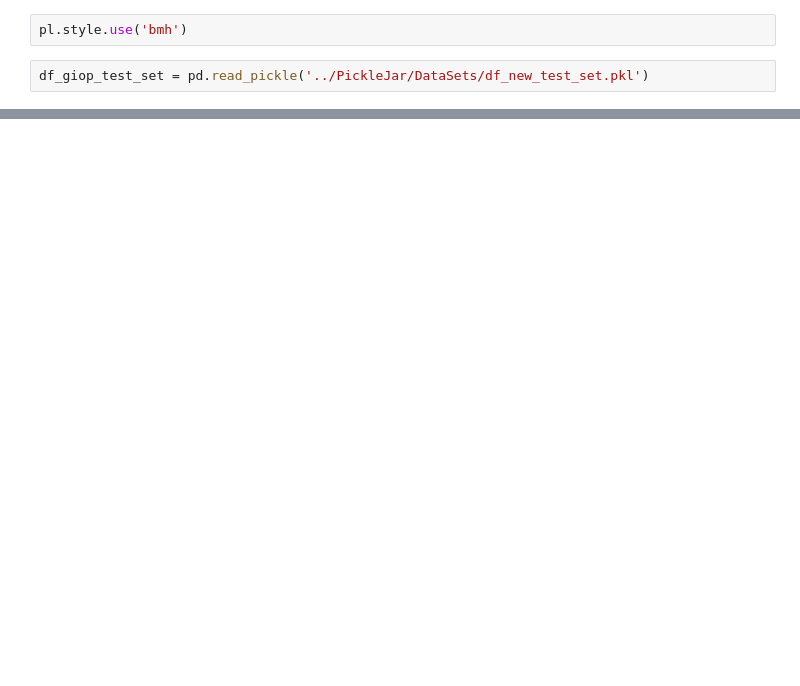
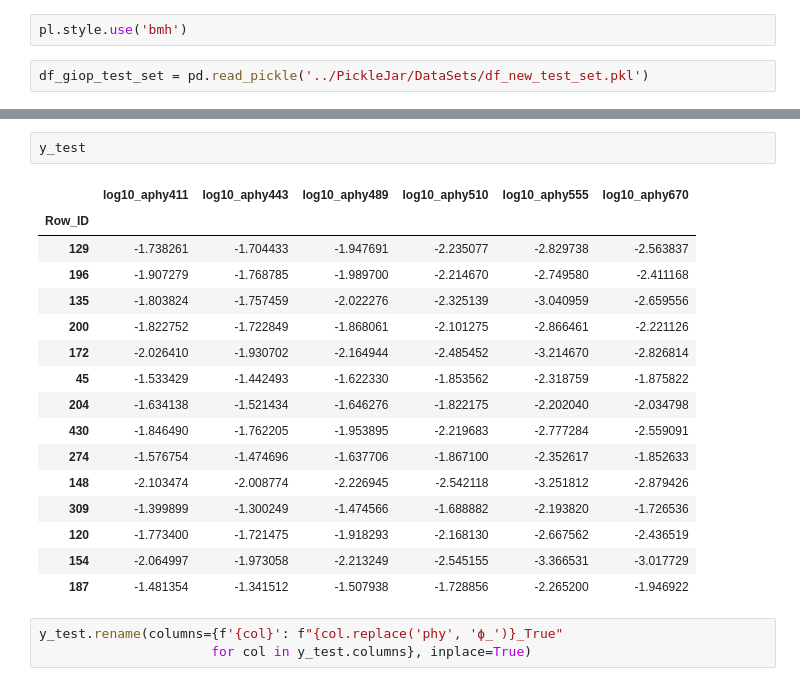
Before and after one commit to madHatter106/Bayesian-ML-4-IOP-from-TOA, a Jupyter notebook: Notebooks/TOA_ML_8_Comparing_with_GIOP_output.ipynb, the cells around one changed output, grey strips where cells are left out. Cells and saved outputs as stored; diff of their text form; blank space fills up the shorter version.

```diff
--- a/Notebooks/TOA_ML_8_Comparing_with_GIOP_output.ipynb
+++ b/Notebooks/TOA_ML_8_Comparing_with_GIOP_output.ipynb
@@ -18,0 +154,22 @@ x_
+# %%
+y_test
+# %% [output]
+|  | log10_aphy411 | log10_aphy443 | log10_aphy489 | log10_aphy510 | log10_aphy555 | log10_aphy670 |
+| Row_ID |  |  |  |  |  |  |
+| 129 | -1.738261 | -1.704433 | -1.947691 | -2.235077 | -2.829738 | -2.563837 |
+| 196 | -1.907279 | -1.768785 | -1.989700 | -2.214670 | -2.749580 | -2.411168 |
+| 135 | -1.803824 | -1.757459 | -2.022276 | -2.325139 | -3.040959 | -2.659556 |
+| 200 | -1.822752 | -1.722849 | -1.868061 | -2.101275 | -2.866461 | -2.221126 |
+| 172 | -2.026410 | -1.930702 | -2.164944 | -2.485452 | -3.214670 | -2.826814 |
+| 45 | -1.533429 | -1.442493 | -1.622330 | -1.853562 | -2.318759 | -1.875822 |
+| 204 | -1.634138 | -1.521434 | -1.646276 | -1.822175 | -2.202040 | -2.034798 |
+| 430 | -1.846490 | -1.762205 | -1.953895 | -2.219683 | -2.777284 | -2.559091 |
+| 274 | -1.576754 | -1.474696 | -1.637706 | -1.867100 | -2.352617 | -1.852633 |
+| 148 | -2.103474 | -2.008774 | -2.226945 | -2.542118 | -3.251812 | -2.879426 |
+| 309 | -1.399899 | -1.300249 | -1.474566 | -1.688882 | -2.193820 | -1.726536 |
+| 120 | -1.773400 | -1.721475 | -1.918293 | -2.168130 | -2.667562 | -2.436519 |
+| 154 | -2.064997 | -1.973058 | -2.213249 | -2.545155 | -3.366531 | -3.017729 |
+| 187 | -1.481354 | -1.341512 | -1.507938 | -1.728856 | -2.265200 | -1.946922 |
+# %%
+y_test.rename(columns={f'{col}': f"{col.replace('phy', 'ϕ_')}_True"
+                      for col in y_test.columns}, inplace=True)
```
Also changed, not shown: parts of 25 cells of this notebook.
